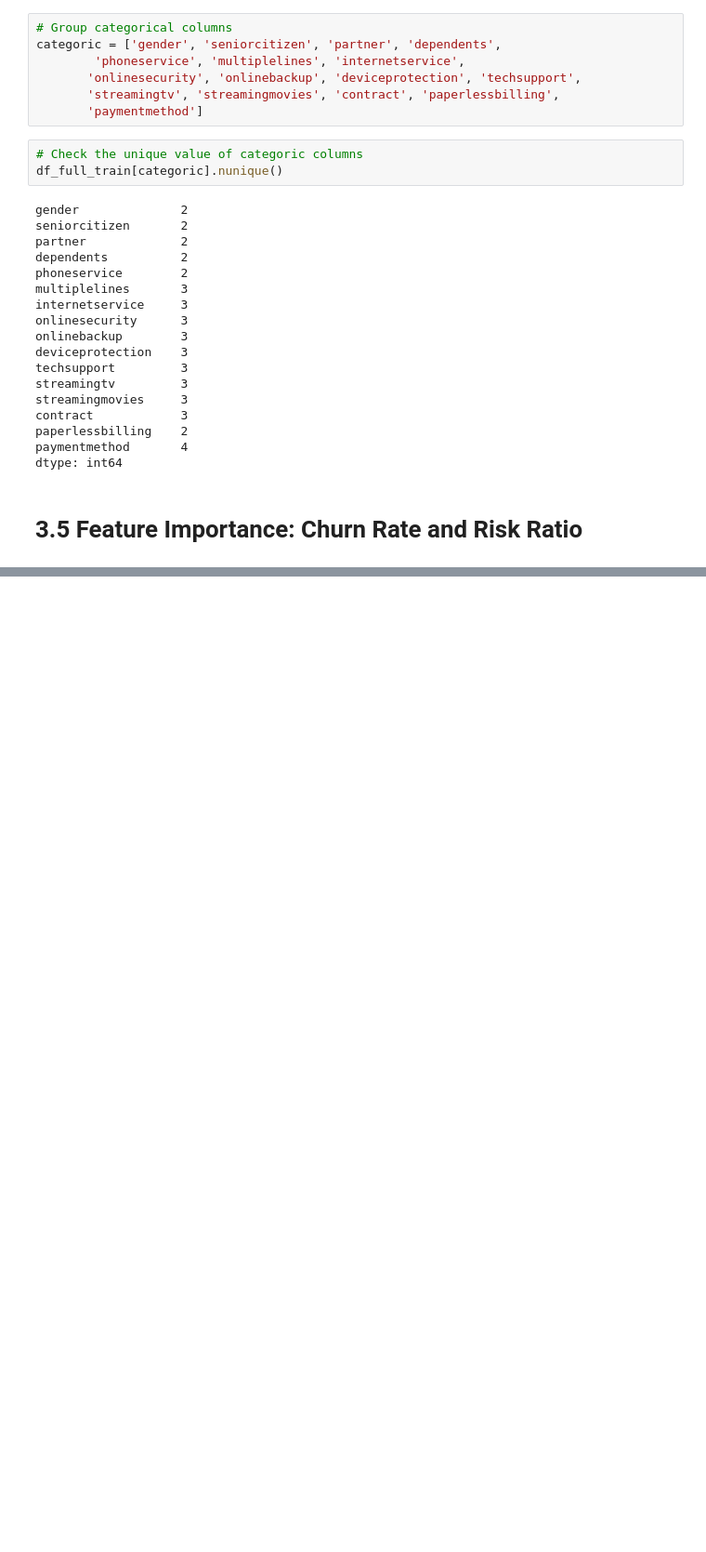
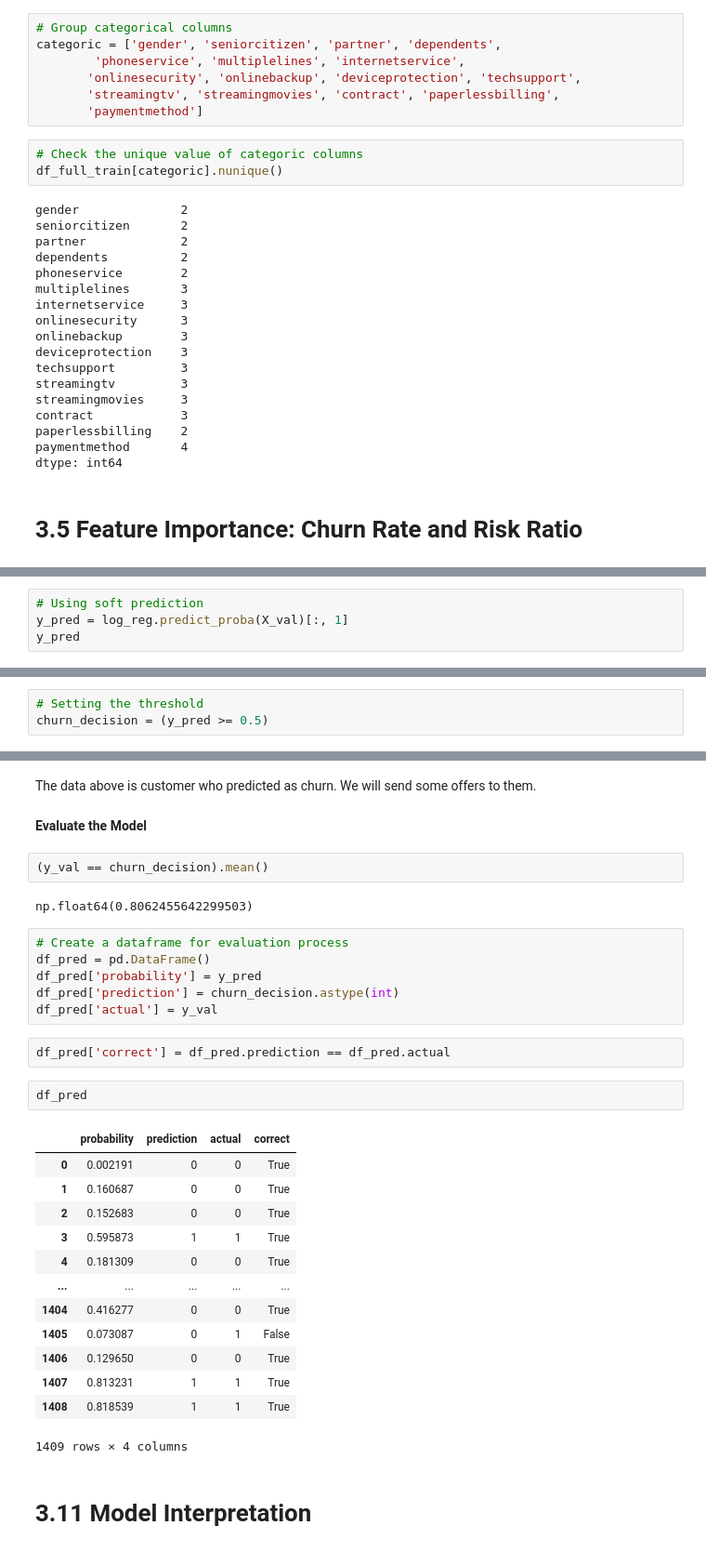
Before and after one commit to asynchronouscoffee/ml-zoomcamp-archive, a Jupyter notebook: 03-classification/learn_classification.ipynb, the cells around one changed output, grey strips where cells are left out. Shown: that part at 93% size. Saved outputs shown, nothing was run; the diff lists cells and outputs as text; blank space fills up the shorter version.

```diff
--- a/03-classification/learn_classification.ipynb
+++ b/03-classification/learn_classification.ipynb
@@ -236,0 +575,4 @@ dtype: int64
+# %%
+# Using soft prediction
+y_pred = log_reg.predict_proba(X_val)[:, 1]
+y_pred
@@ -236,0 +584,3 @@ dtype: int64
+# %%
+# Setting the threshold
+churn_decision = (y_pred >= 0.5)
@@ -236,0 +602,34 @@ dtype: int64
+# %% [markdown]
+The data above is customer who predicted as churn. We will send some offers to them.
+# %% [markdown]
+**Evaluate the Model**
+# %%
+(y_val == churn_decision).mean()
+# %% [output]
+np.float64(0.8062455642299503)
+# %%
+# Create a dataframe for evaluation process
+df_pred = pd.DataFrame()
+df_pred['probability'] = y_pred
+df_pred['prediction'] = churn_decision.astype(int)
+df_pred['actual'] = y_val
+# %%
+df_pred['correct'] = df_pred.prediction == df_pred.actual
+# %%
+df_pred
+# %% [output]
+|  | probability | prediction | actual | correct |
+| 0 | 0.002191 | 0 | 0 | True |
+| 1 | 0.160687 | 0 | 0 | True |
+| 2 | 0.152683 | 0 | 0 | True |
+| 3 | 0.595873 | 1 | 1 | True |
+| 4 | 0.181309 | 0 | 0 | True |
+| ... | ... | ... | ... | ... |
+| 1404 | 0.416277 | 0 | 0 | True |
+| 1405 | 0.073087 | 0 | 1 | False |
+| 1406 | 0.129650 | 0 | 0 | True |
+| 1407 | 0.813231 | 1 | 1 | True |
+| 1408 | 0.818539 | 1 | 1 | True |
+1409 rows × 4 columns
+# %% [markdown]
+# 3.11 Model Interpretation
```
Also changed, not shown: parts of 109 cells of this notebook, 2 other files.
